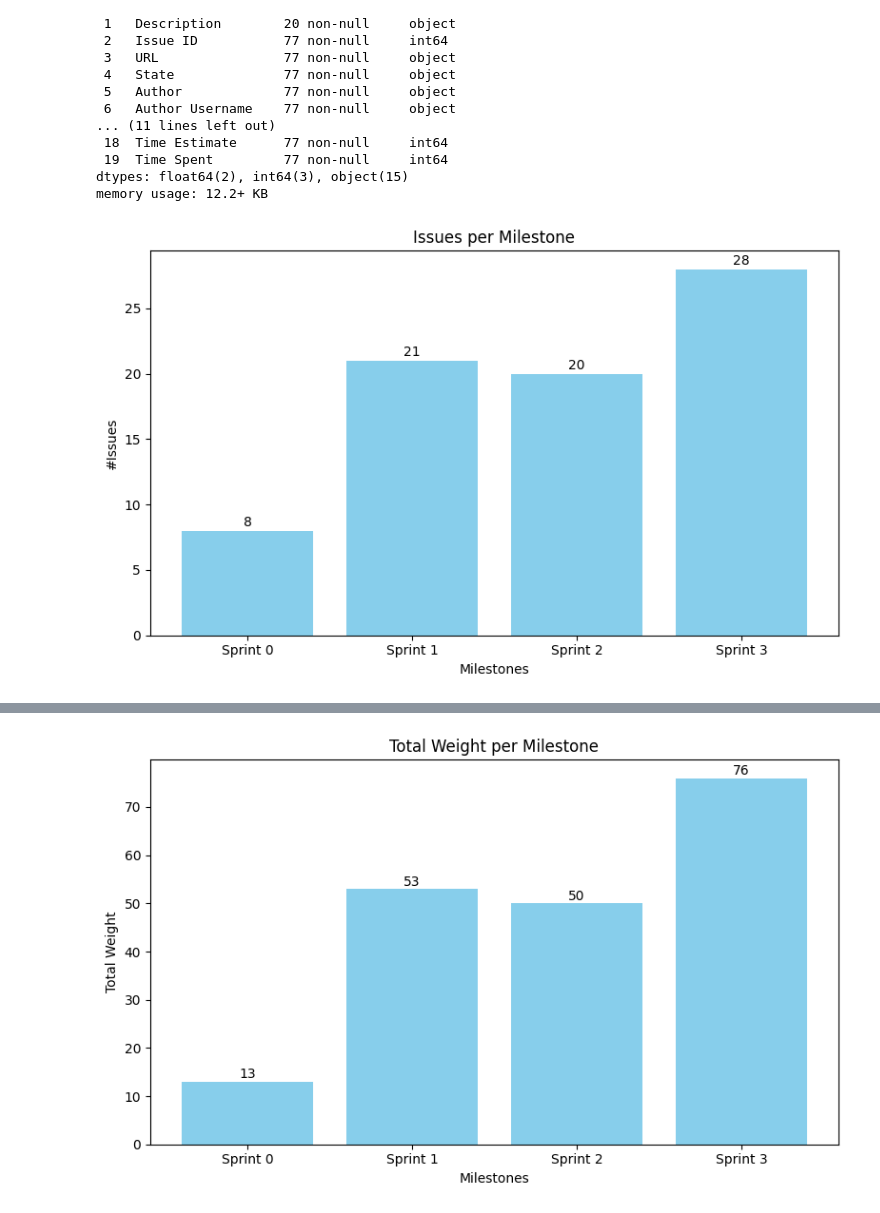
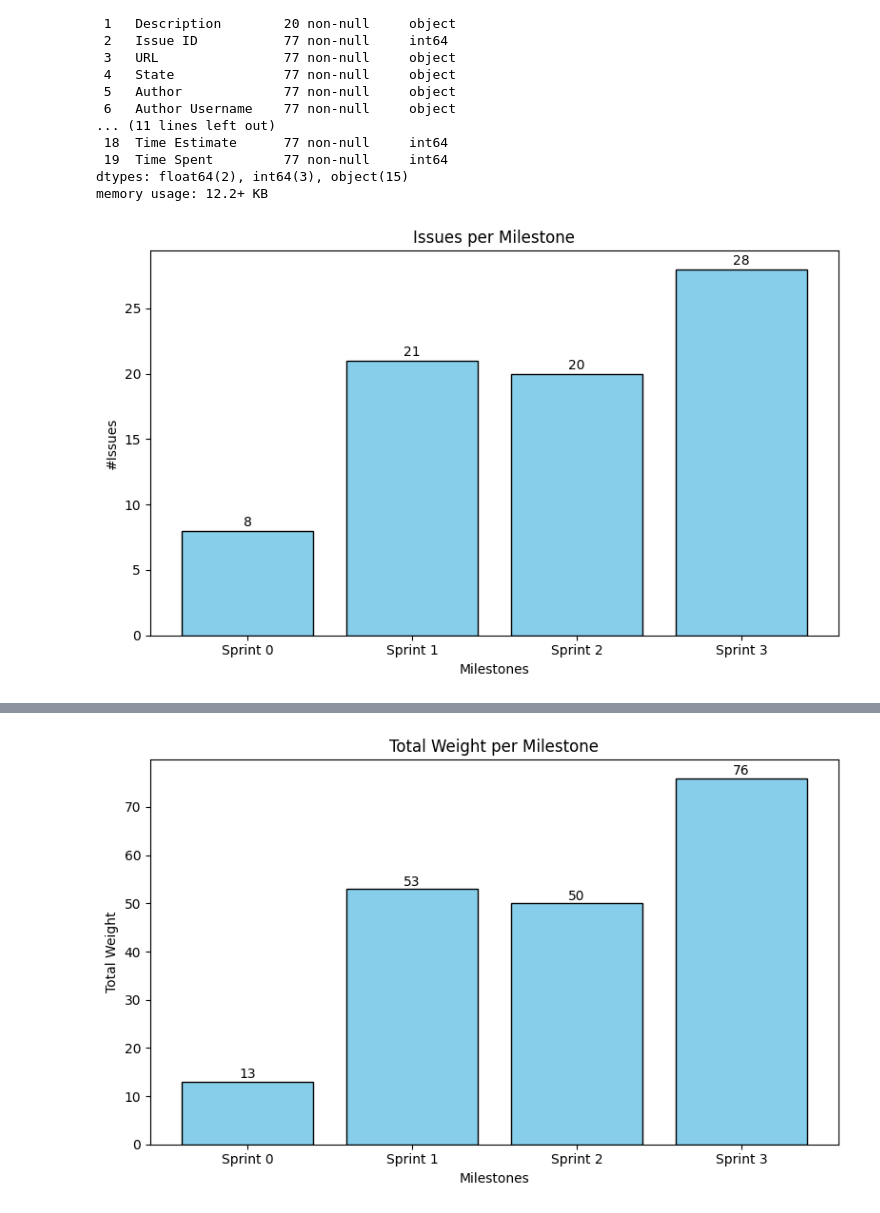
Before and after one commit to VW03/SAP-Internship-Flexso, a Jupyter notebook: gitlabGraphs/graphs.ipynb, the cells around one changed output, grey strips where cells are left out. Saved outputs shown, nothing was run; the diff lists cells and outputs as text; code cells hidden in the pictures.

```diff
--- a/gitlabGraphs/graphs.ipynb
+++ b/gitlabGraphs/graphs.ipynb
@@ -26,25 +26,25 @@ memory usage: 12.2+ KB
 # %%
 cleaned = flexso_csv[['Title', 'Milestone']]
 df = pd.DataFrame(cleaned)
 title_counts = df['Milestone'].value_counts().sort_index()
 milestones = title_counts.index
 counts = title_counts.values
 
 plt.figure(figsize=(8, 5))
-bars = plt.bar(milestones, counts, color='skyblue')
+bars = plt.bar(milestones, counts, color='skyblue', edgecolor='black')
 plt.title('Issues per Milestone')
 plt.xlabel('Milestones')
 plt.ylabel('#Issues')
 
 for bar in bars:
     height = bar.get_height()
     plt.text(bar.get_x() + bar.get_width() / 2, height + 0.1, str(height),
              ha='center', va='bottom', fontsize=10)
 
 plt.tight_layout()
 plt.show()
 # %% [output]
-[figure, old version]
+[figure, new version]
 # %%
 #getting all the weights from the labels
 df = pd.DataFrame(flexso_csv)
@@ -77,7 +77,7 @@ milestones = weight_counts.index
 counts = weight_counts.values
 
 plt.figure(figsize=(8, 5))
-bars = plt.bar(milestones, counts, color='skyblue')
+bars = plt.bar(milestones, counts, color='skyblue', edgecolor='black')
 plt.title('Total Weight per Milestone')
 plt.xlabel('Milestones')
 plt.ylabel('Total Weight')
@@ -90,7 +90,7 @@ for bar in bars:
 plt.tight_layout()
 plt.show()
 # %% [output]
-[figure, old version]
+[figure, new version]
 # %%
 cleaned3 = flexso_csv[['Assignee Username', 'Milestone']]
 df3 = pd.DataFrame(cleaned3)
```
Also changed, not shown: parts of 2 cells of this notebook.
